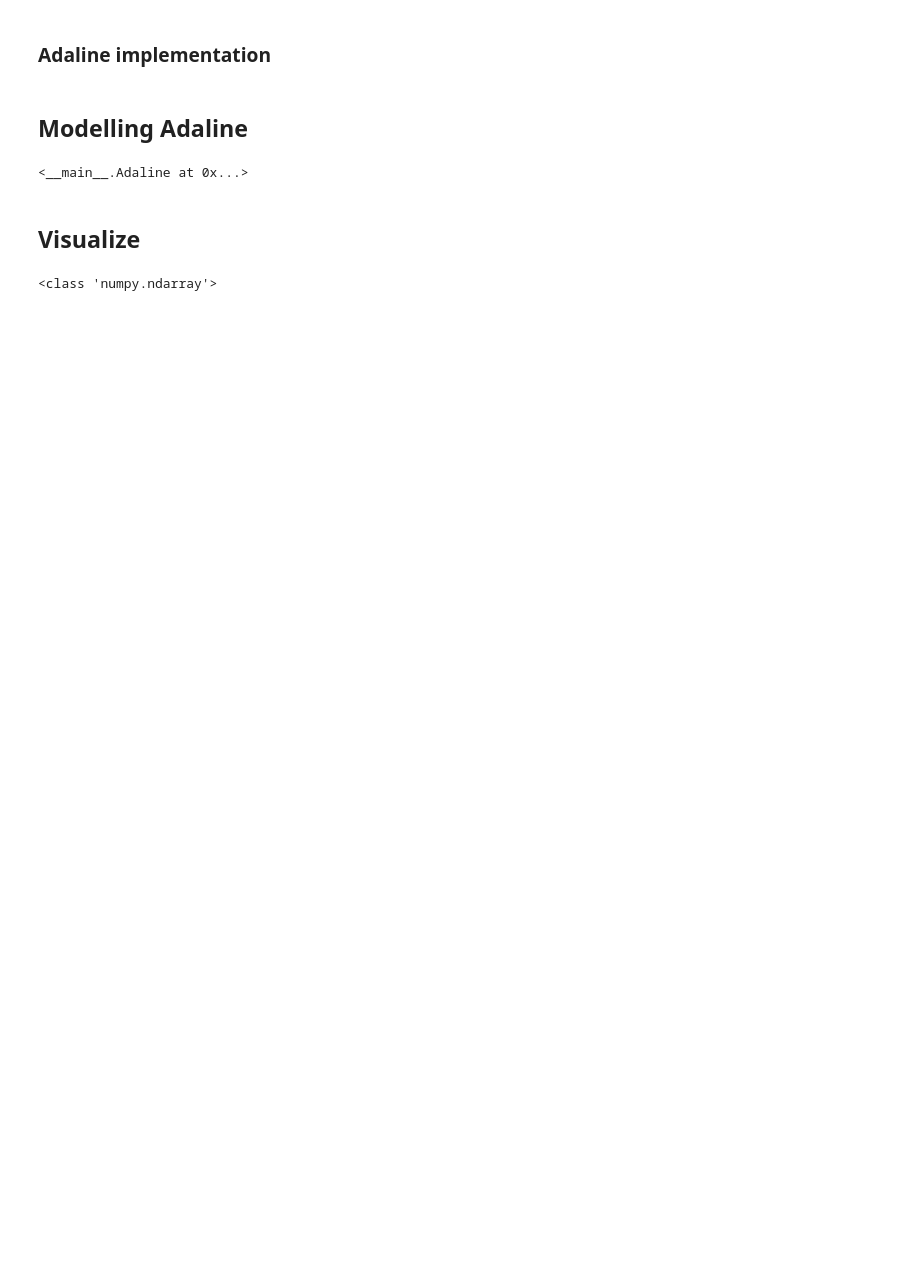
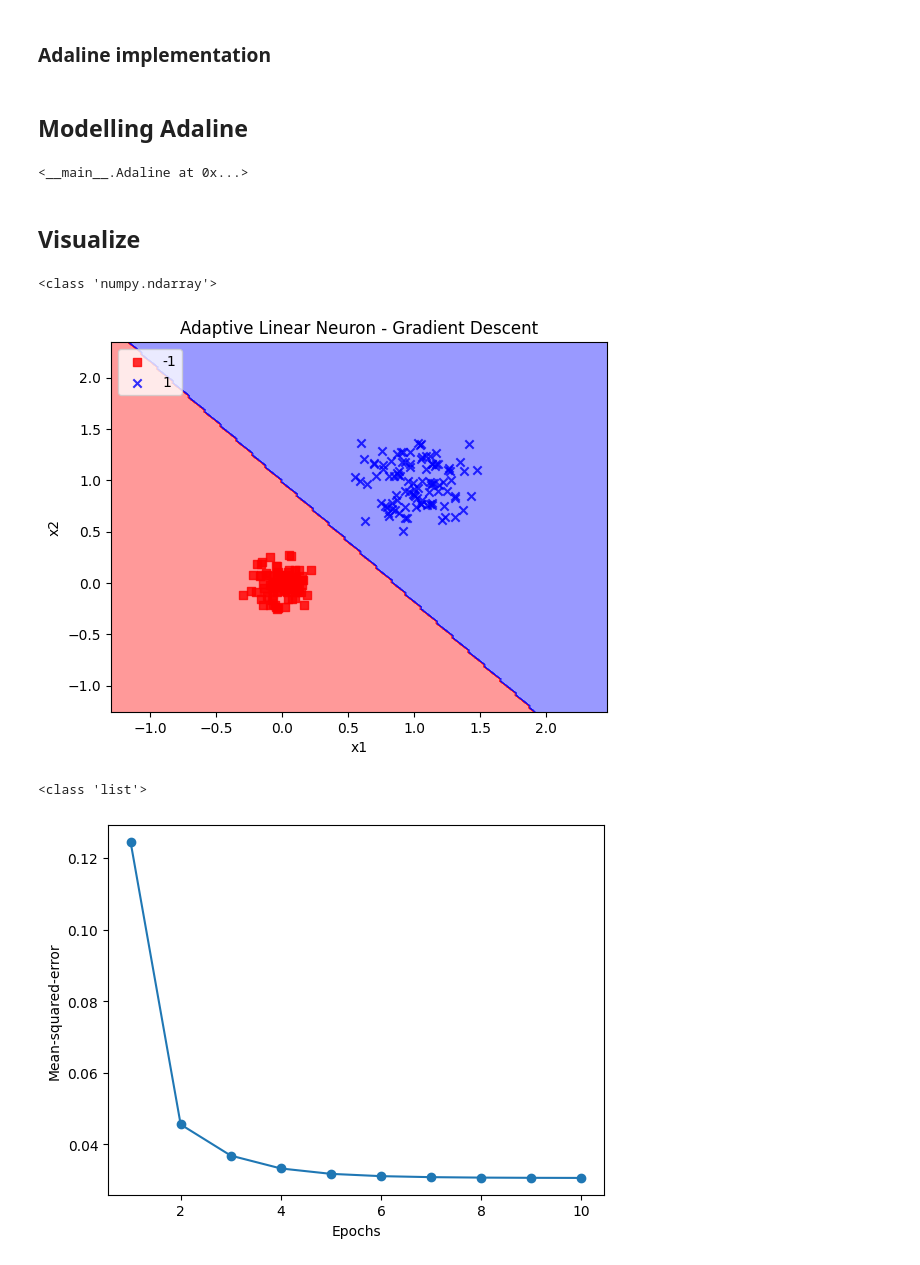
Before and after one commit to payamsaemij/Adaline_Implementation, a Jupyter notebook: Adaline.ipynb, the cells around one changed output. Saved outputs shown, nothing was run; the diff lists cells and outputs as text; code cells hidden in the pictures; blank space fills up the shorter version.

Commit message:
feat: visualize result is done .

```diff
--- a/Adaline.ipynb
+++ b/Adaline.ipynb
@@ -137,16 +137,37 @@ def plot_decision_regions1(X, y, classifier, resolution=0.02):
       plt.scatter(x=X[y == cl, 0], y=X[y == cl, 1],
       alpha=0.8, c=cmap(idx),
       marker= markers[idx], label=cl)
-# %%
-X = final_data[:, :2]
-X = np.squeeze(np.asarray(X))
-
-print(type(X))
-#print(target)
-target = np.int_(target)
-target = target.reshape(-1)
-target = np.squeeze(np.asarray(target))
-#print(target)
-#print(X)
-# %% [output]
-<class 'numpy.ndarray'>
+# %%
+X = final_data[:, :2]
+X = np.squeeze(np.asarray(X))
+
+print(type(X))
+#print(target)
+target = np.int_(target)
+target = target.reshape(-1)
+target = np.squeeze(np.asarray(target))
+#print(target)
+#print(X)
+plot_decision_regions1( X,target, model,0.02)
+
+plt.title('Adaptive Linear Neuron - Gradient Descent')
+plt.xlabel('x1')
+plt.ylabel('x2')
+plt.legend(loc='upper left')
+plt.show()
+print(type(model.mse_list))
+model.mse_list = np.squeeze(np.asarray(model.mse_list))
+plt.plot(range(1, len(model.mse_list) + 1), model.mse_list, marker='o')
+plt.xlabel('Epochs')
+plt.ylabel('Mean-squared-error')
+plt.show()
+model.error = np.squeeze(np.asarray(model.error))
+plt.plot(range(1, len(model.error) + 1), model.error, marker='o')
+plt.xlabel('Iteration')
+plt.ylabel('squared-error')
+plt.show()
+# %% [output]
+<class 'numpy.ndarray'>
+[figure, added]
+<class 'list'>
+[figure, added]
```
Also changed, not shown: parts of 2 cells of this notebook.
